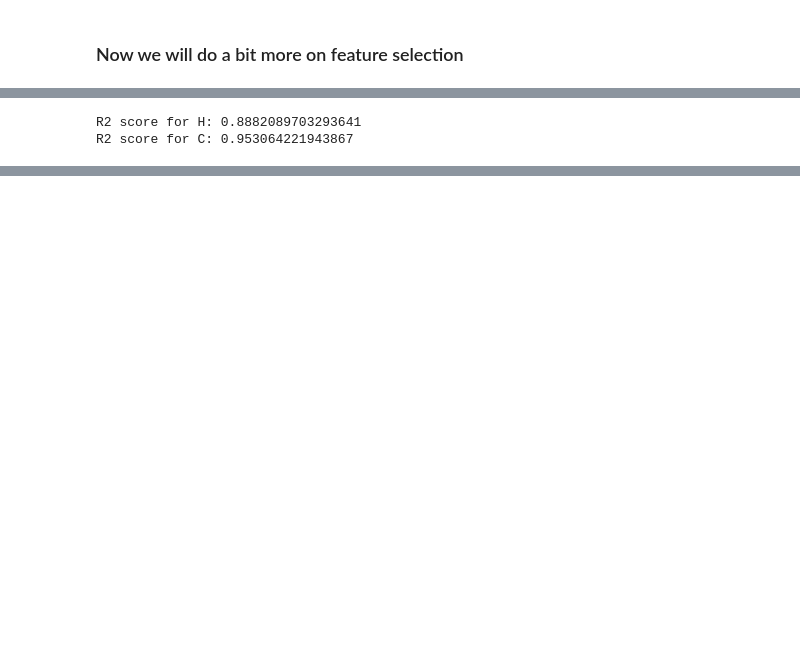
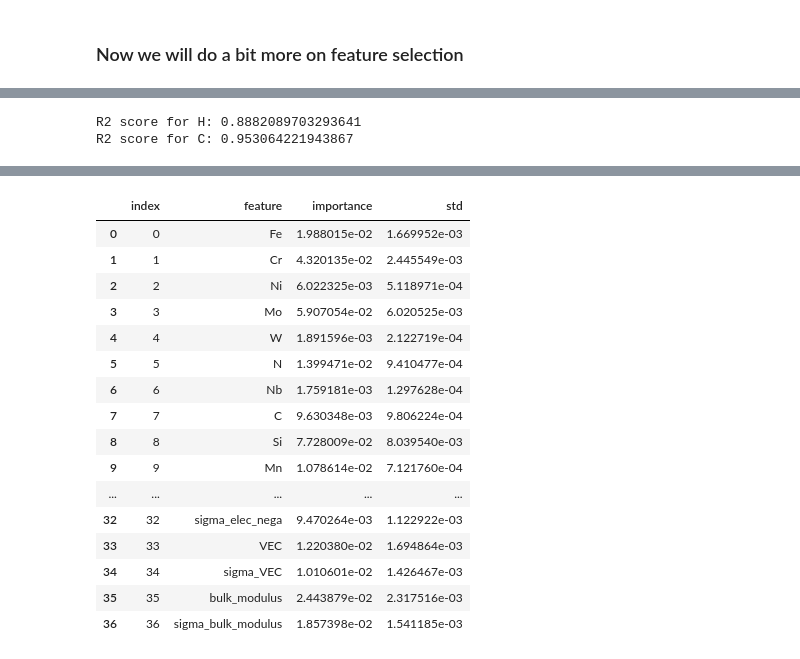
Before and after one commit to YXWU2014/CCA_representation_ML, a Jupyter notebook: Dataset_Cleaned/EDA_feature_calculation_selection.ipynb, the cells around one changed output, grey strips where cells are left out. Saved outputs shown, nothing was run; the diff lists cells and outputs as text; code cells hidden in the pictures; blank space fills up the shorter version.

```diff
--- a/Dataset_Cleaned/EDA_feature_calculation_selection.ipynb
+++ b/Dataset_Cleaned/EDA_feature_calculation_selection.ipynb
@@ -227,19 +235,6 @@ from sklearn.feature_selection import SelectFromModel
 from sklearn.ensemble import RandomForestRegressor
 from keras.models import Sequential
 from keras.layers import Dense
-
-# Transform the inputs and outputs
-X1_norm = scalers["compo"].transform(X1)
-Y1_norm = scalers["H_specific_features"].transform(Y1)
-H1_norm = scalers["H_output"].transform(H1.reshape((-1, 1)))
-X2_norm = scalers["compo"].transform(X2)
-Z2_norm = scalers["C_specific_testing"].transform(Z2)
-W2_norm = scalers["C_specific_features"].transform(W2)
-C2_norm = scalers["C_output"].transform(C2.reshape((-1, 1)))
-
-# Concatenate X1, Y1 and X2, Z2, W2 for model training
-X_H_norm = np.concatenate((X1_norm, Y1_norm), axis=1)
-X_C_norm = np.concatenate((X2_norm, Z2_norm, W2_norm), axis=1)
 
 # print("X_H_norm min:", np.min(X_H_norm), "X_H_norm max:", np.max(X_H_norm))
 
@@ -248,9 +243,7 @@ X_C_norm = np.concatenate((X2_norm, Z2_norm, W2_norm), axis=1)
 
 def evaluate_feature_importance(model, X, y):
     result = permutation_importance(model, X, y, n_repeats=10, random_state=42)
-    importance = result.importances_mean
-    for i, v in enumerate(importance):
-        print(f'Feature {i}, Score: {v}')
+    return result.importances_mean, result.importances_std
 
 
 # Define a function to select features
@@ -265,13 +258,63 @@ forestmodel_H = RandomForestRegressor(random_state=0)
 forestmodel_H.fit(X_H_norm, H1_norm.ravel())
 
 forestmodel_C = RandomForestRegressor(random_state=0)
-forestmodel_C.fit(X_C_norm, C2_norm)
+forestmodel_C.fit(X_C_norm, C2_norm.ravel())
 
 # print(H1_norm.shape, C2_norm.shape)
 
 # Evaluate the fitting of the model
 print("R2 score for H:", forestmodel_H.score(X_H_norm, H1_norm))
 print("R2 score for C:", forestmodel_C.score(X_C_norm, C2_norm))
+
+# Calculate feature importances and their standard deviations
+importances_H, std_H = evaluate_feature_importance(
+    forestmodel_H, X_H_norm, H1_norm.ravel())
+importances_C, std_C = evaluate_feature_importance(
+    forestmodel_C, X_C_norm, C2_norm.ravel())
+
+
+feature_names_H = df_H_compo.columns.append(
+    df_H_specific_features.columns).tolist()
+feature_names_C = df_C_compo.columns.append(
+    df_C_specific_testing.columns).append(df_C_specific_features.columns).tolist()
+
+# now create a dataframe of feature importance and std with the column names of feature names
+# Create a dataframe for H
+df_feature_importance_H = pd.DataFrame({
+    'feature': feature_names_H,
+    'importance': importances_H,
+    'std': std_H
+})
+
+# Create a dataframe for C
+df_feature_importance_C = pd.DataFrame({
+    'feature': feature_names_C,
+    'importance': importances_C,
+    'std': std_C
+})
+
+# create a new dataframe with the feature column of df_feature_importance_C
+df_feature_only = pd.DataFrame(df_feature_importance_C['feature'])
+
+
+display(df_feature_importance_H)
+display(df_feature_importance_C)
+
+# # Plotting for H
+# plt.figure(figsize=(10, 8))
+# plt.barh(feature_names_H, importances_H, xerr=std_H, align='center')
+# plt.xlabel('Importance')
+# plt.ylabel('Features')
+# plt.title('Feature Importance for H')
+# plt.show()
+
+# # Plotting for C
+# plt.figure(figsize=(10, 8))
+# plt.barh(feature_names_C, importances_C, xerr=std_C, align='center')
+# plt.xlabel('Importance')
+# plt.ylabel('Features')
+# plt.title('Feature Importance for C')
+# plt.show()
 # %% [output]
 R2 score for H: 0.8882089703293641
 R2 score for C: 0.953064221943867
@@ -277,0 +355,17 @@ R2 score for C: 0.953064221943867
+|  | index | feature | importance | std |
+| 0 | 0 | Fe | 1.988015e-02 | 1.669952e-03 |
+| 1 | 1 | Cr | 4.320135e-02 | 2.445549e-03 |
+| 2 | 2 | Ni | 6.022325e-03 | 5.118971e-04 |
+| 3 | 3 | Mo | 5.907054e-02 | 6.020525e-03 |
+| 4 | 4 | W | 1.891596e-03 | 2.122719e-04 |
+| 5 | 5 | N | 1.399471e-02 | 9.410477e-04 |
+| 6 | 6 | Nb | 1.759181e-03 | 1.297628e-04 |
+| 7 | 7 | C | 9.630348e-03 | 9.806224e-04 |
+| 8 | 8 | Si | 7.728009e-02 | 8.039540e-03 |
+| 9 | 9 | Mn | 1.078614e-02 | 7.121760e-04 |
+| ... | ... | ... | ... | ... |
+| 32 | 32 | sigma_elec_nega | 9.470264e-03 | 1.122922e-03 |
+| 33 | 33 | VEC | 1.220380e-02 | 1.694864e-03 |
+| 34 | 34 | sigma_VEC | 1.010601e-02 | 1.426467e-03 |
+| 35 | 35 | bulk_modulus | 2.443879e-02 | 2.317516e-03 |
+| 36 | 36 | sigma_bulk_modulus | 1.857398e-02 | 1.541185e-03 |
```
Also changed, not shown: parts of 8 cells of this notebook.
